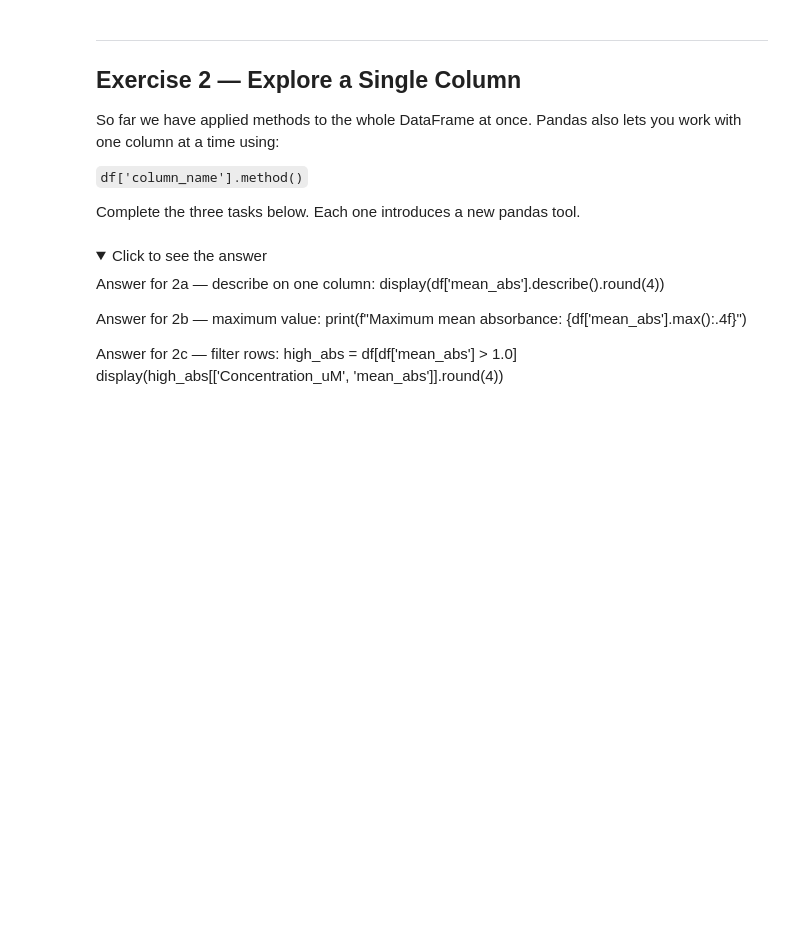
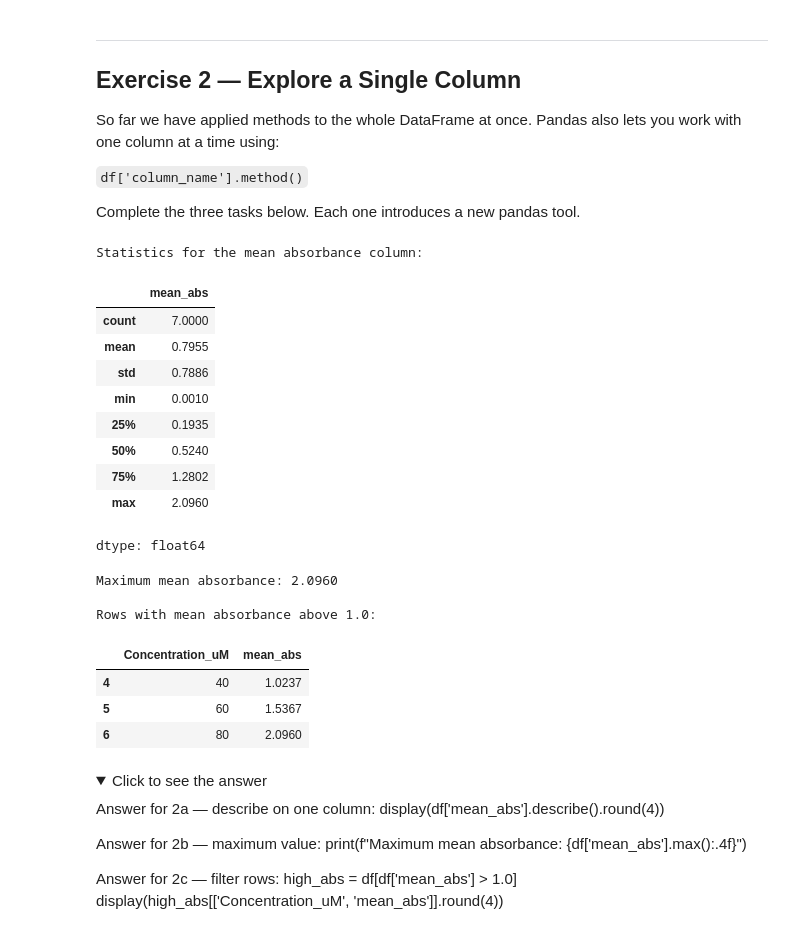
Before and after one commit to adamtmoser/July26_BCCE, a Jupyter notebook: Worked_Version_002_Pandas_and_Plotting.ipynb, the cells around one changed output. Cells and saved outputs as stored; diff of their text form; code cells hidden in the pictures; folded sections open; blank space fills up the shorter version.

```diff
--- a/Worked_Version_002_Pandas_and_Plotting.ipynb
+++ b/Worked_Version_002_Pandas_and_Plotting.ipynb
@@ -461,24 +461,43 @@ Each one introduces a new pandas tool.
 # %%
 # Exercise 2: Explore individual columns
 # ─────────────────────────────────────────────────────────────
 
 # 2a. Use describe() on just the mean_abs column
 #     Fill in the column name inside the square brackets
 print("Statistics for the mean absorbance column:")
-display(df['______'].describe().round(4))
+display(df['mean_abs'].describe().round(4))
 print()
 
 # 2b. Find the maximum value in the mean_abs column
 #     The method is .max() — fill in the column name
-print(f"Maximum mean absorbance: {df['______'].max():.4f}")
+print(f"Maximum mean absorbance: {df['mean_abs'].max():.4f}")
 print()
 
 # 2c. Filter the DataFrame to rows where mean_abs is above 1.0
 #     df[df['column'] > value] keeps only rows where the condition is True
 #     Fill in the column name and the threshold value
-high_abs = df[df['______'] > ______]
+high_abs = df[df['mean_abs'] > 1.0]
 print("Rows with mean absorbance above 1.0:")
 display(high_abs[['Concentration_uM', 'mean_abs']].round(4))
+# %% [output]
+Statistics for the mean absorbance column:
+|  | mean_abs |
+| count | 7.0000 |
+| mean | 0.7955 |
+| std | 0.7886 |
+| min | 0.0010 |
+| 25% | 0.1935 |
+| 50% | 0.5240 |
+| 75% | 1.2802 |
+| max | 2.0960 |
+dtype: float64
+Maximum mean absorbance: 2.0960
+
+Rows with mean absorbance above 1.0:
+|  | Concentration_uM | mean_abs |
+| 4 | 40 | 1.0237 |
+| 5 | 60 | 1.5367 |
+| 6 | 80 | 2.0960 |
 # %% [markdown]
 <details>
 <summary>Click to see the answer</summary>
```
Also changed, not shown: parts of 1 cell of this notebook.
